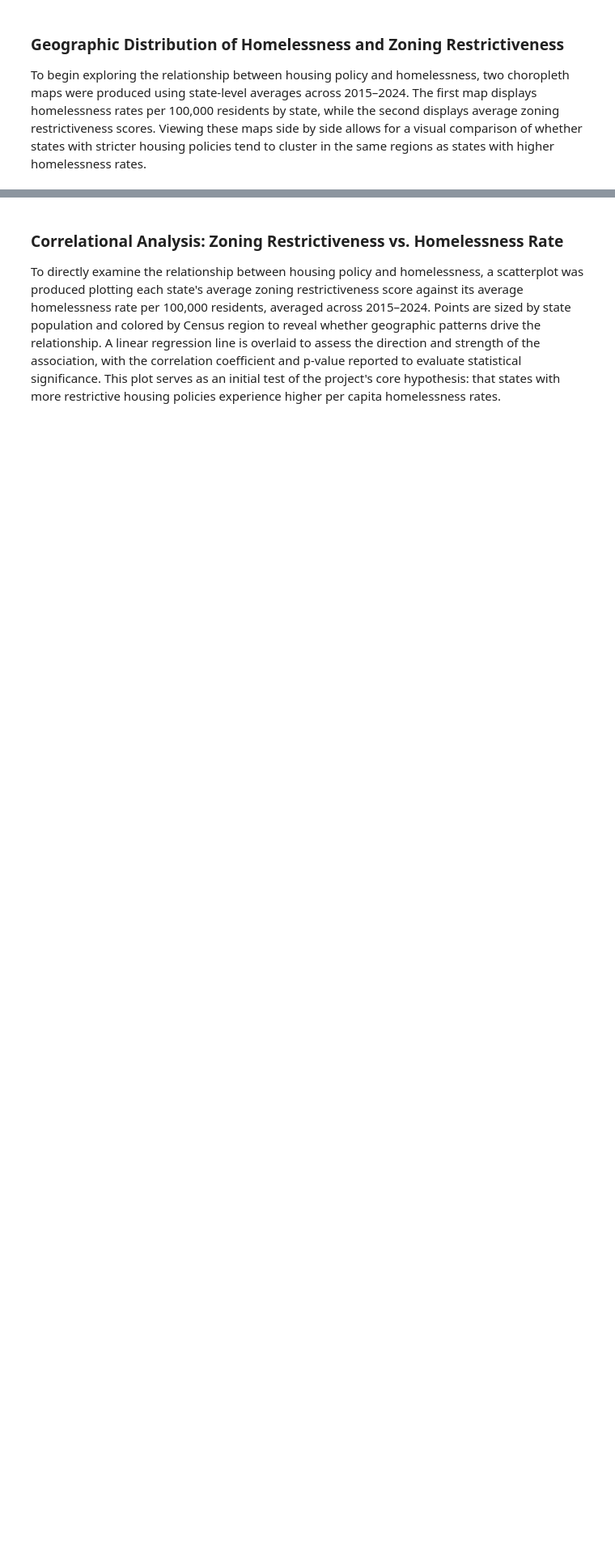
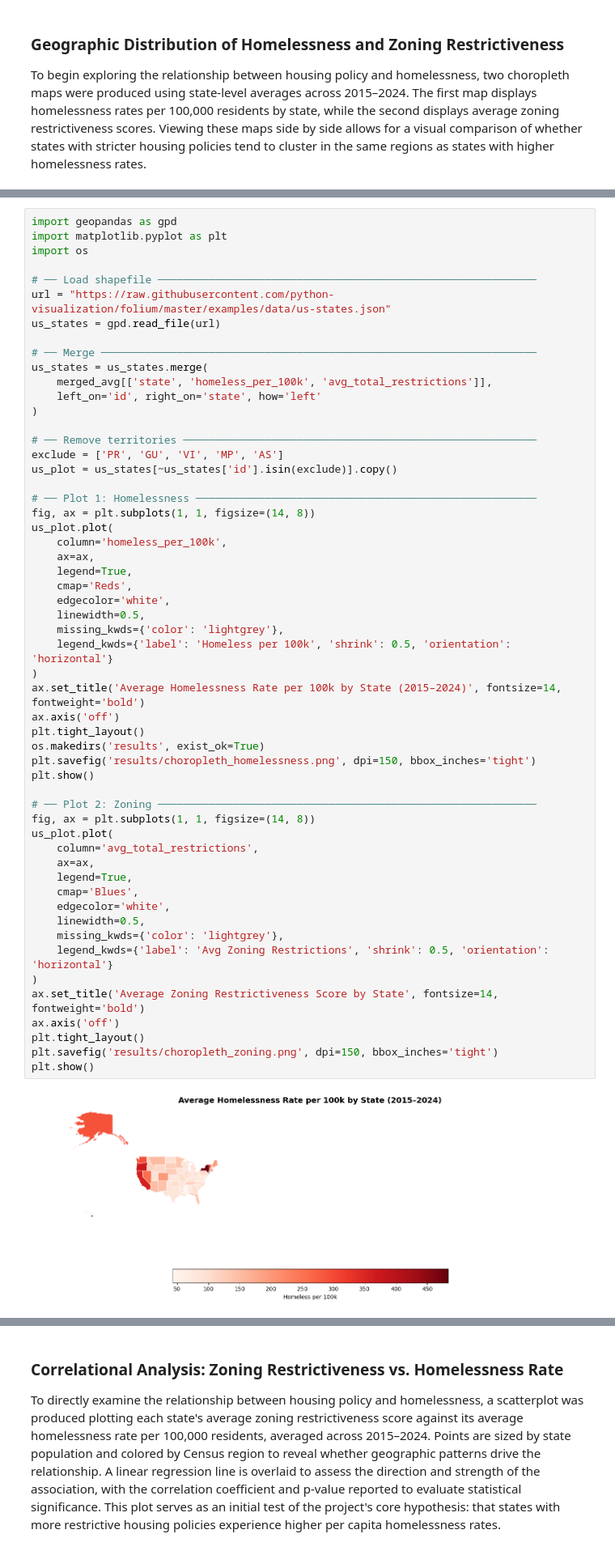
Before and after one commit to COGS108/Group-SP26-085, a Jupyter notebook: 02-EDACheckpoint.ipynb, the cells around one changed output, grey strips where cells are left out. Shown at 81% size. Cells and saved outputs as stored; diff of their text form; blank space fills up the shorter version.

Commit message:
added the maps for the choropleth

```diff
--- a/02-EDACheckpoint.ipynb
+++ b/02-EDACheckpoint.ipynb
@@ -1400,0 +1348,57 @@ fig2.show()
+# %%
+import geopandas as gpd
+import matplotlib.pyplot as plt
+import os
+
+# ── Load shapefile ────────────────────────────────────────────────────────────
+url = "https://raw.githubusercontent.com/python-visualization/folium/master/examples/data/us-states.json"
+us_states = gpd.read_file(url)
+
+# ── Merge ─────────────────────────────────────────────────────────────────────
+us_states = us_states.merge(
+    merged_avg[['state', 'homeless_per_100k', 'avg_total_restrictions']],
+    left_on='id', right_on='state', how='left'
+)
+
+# ── Remove territories ────────────────────────────────────────────────────────
+exclude = ['PR', 'GU', 'VI', 'MP', 'AS']
+us_plot = us_states[~us_states['id'].isin(exclude)].copy()
+
+# ── Plot 1: Homelessness ──────────────────────────────────────────────────────
+fig, ax = plt.subplots(1, 1, figsize=(14, 8))
+us_plot.plot(
+    column='homeless_per_100k',
+    ax=ax,
+    legend=True,
+    cmap='Reds',
+    edgecolor='white',
+    linewidth=0.5,
+    missing_kwds={'color': 'lightgrey'},
+    legend_kwds={'label': 'Homeless per 100k', 'shrink': 0.5, 'orientation': 'horizontal'}
+)
+ax.set_title('Average Homelessness Rate per 100k by State (2015–2024)', fontsize=14, fontweight='bold')
+ax.axis('off')
+plt.tight_layout()
+os.makedirs('results', exist_ok=True)
+plt.savefig('results/choropleth_homelessness.png', dpi=150, bbox_inches='tight')
+plt.show()
+
+# ── Plot 2: Zoning ────────────────────────────────────────────────────────────
+fig, ax = plt.subplots(1, 1, figsize=(14, 8))
+us_plot.plot(
+    column='avg_total_restrictions',
+    ax=ax,
+    legend=True,
+    cmap='Blues',
+    edgecolor='white',
+    linewidth=0.5,
+    missing_kwds={'color': 'lightgrey'},
+    legend_kwds={'label': 'Avg Zoning Restrictions', 'shrink': 0.5, 'orientation': 'horizontal'}
+)
+ax.set_title('Average Zoning Restrictiveness Score by State', fontsize=14, fontweight='bold')
+ax.axis('off')
+plt.tight_layout()
+plt.savefig('results/choropleth_zoning.png', dpi=150, bbox_inches='tight')
+plt.show()
+# %% [output]
+[figure, added]
```
Also changed, not shown: parts of 3 cells of this notebook.
